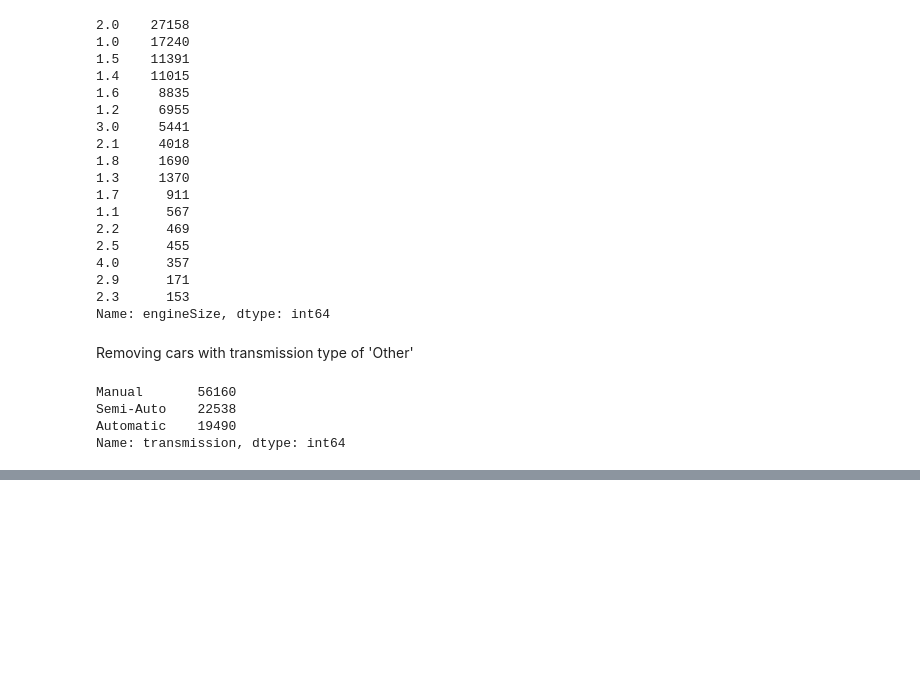
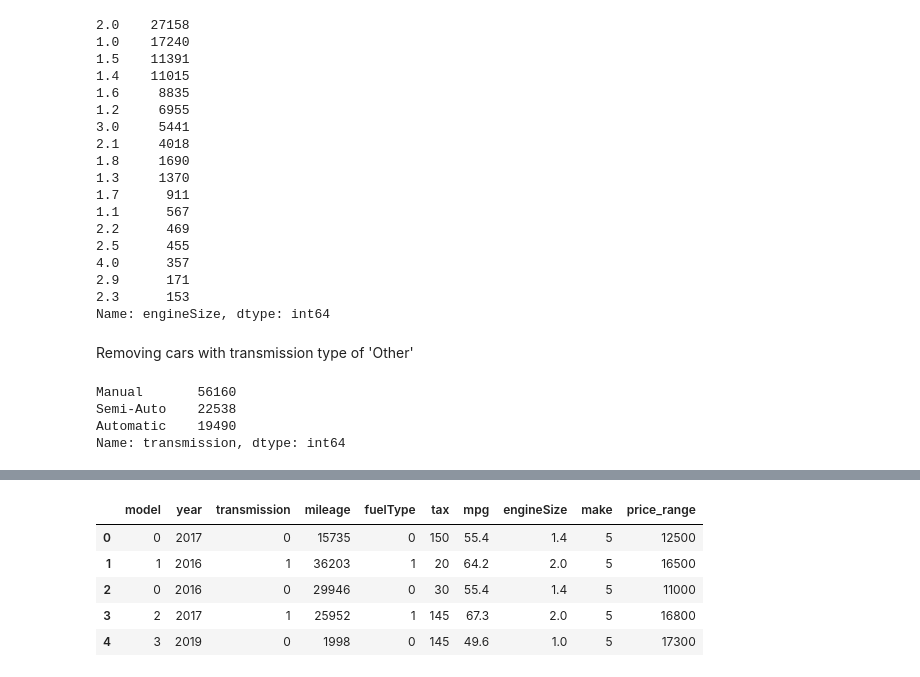
Before and after one commit to ScottGrant528/honours, a Jupyter notebook: HonoursProject.ipynb, the cells around one changed output, grey strips where cells are left out. Cells and saved outputs as stored; diff of their text form; code cells hidden in the pictures; blank space fills up the shorter version.

```diff
--- a/HonoursProject.ipynb
+++ b/HonoursProject.ipynb
@@ -376,0 +624,26 @@ Next do some pricing outliers need replaced? check other values for other outlie
+# %%
+### Adapted Generative AI Code ###
+
+#Counter to iterate through different models
+counter = 0
+
+#mapping dictonary to store mapping between model names and the number it is assosiated with
+model_mapping = {}
+
+for model in UsedCarDataset['model']:
+  #Check to see if model has been mapped already
+  if model not in model_mapping:
+    #if so then assign a new number to it
+    model_mapping[model] = counter
+    counter += 1
+
+#Now apply this to the dataset
+UsedCarDataset['model'] = UsedCarDataset['model'].map(model_mapping)
+UsedCarDataset.head()
+# %% [output]
+|  | model | year | transmission | mileage | fuelType | tax | mpg | engineSize | make | price_range |
+| 0 | 0 | 2017 | 0 | 15735 | 0 | 150 | 55.4 | 1.4 | 5 | 12500 |
+| 1 | 1 | 2016 | 1 | 36203 | 1 | 20 | 64.2 | 2.0 | 5 | 16500 |
+| 2 | 0 | 2016 | 0 | 29946 | 0 | 30 | 55.4 | 1.4 | 5 | 11000 |
+| 3 | 2 | 2017 | 1 | 25952 | 1 | 145 | 67.3 | 2.0 | 5 | 16800 |
+| 4 | 3 | 2019 | 0 | 1998 | 0 | 145 | 49.6 | 1.0 | 5 | 17300 |
```
Also changed, not shown: parts of 73 cells of this notebook, 2 other files.
